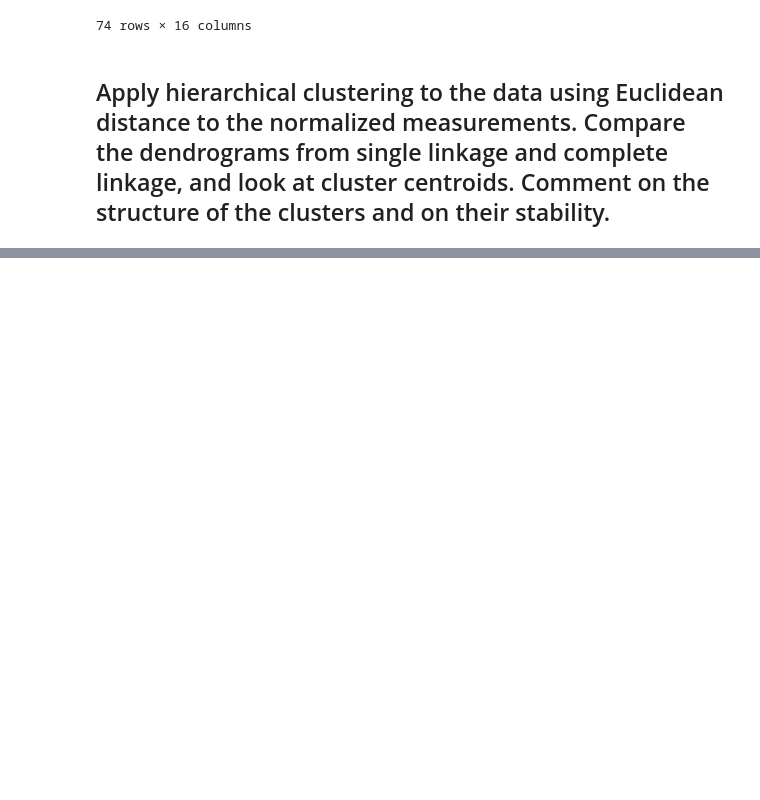
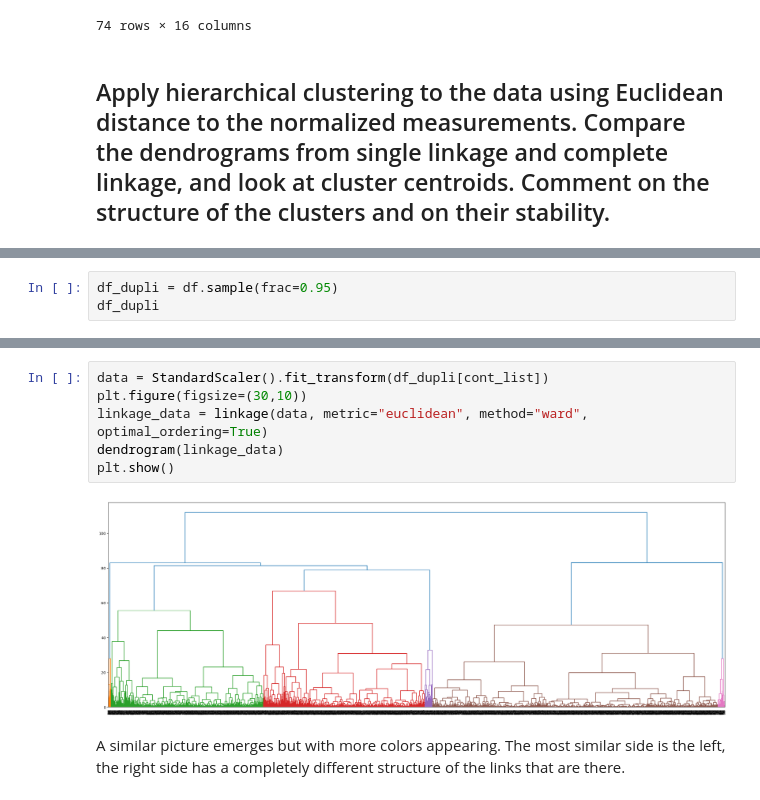
Before and after one commit to Abel-Lagonell/Data-Mining, a Jupyter notebook: Homework03_Abel_Lagonell.ipynb, the cells around one changed output, grey strips where cells are left out. Saved outputs shown, nothing was run; the diff lists cells and outputs as text; blank space fills up the shorter version.

```diff
--- a/Homework03_Abel_Lagonell.ipynb
+++ b/Homework03_Abel_Lagonell.ipynb
@@ -450,0 +487,3 @@ singles_table
+# %%
+df_dupli = df.sample(frac=0.95)
+df_dupli
@@ -450,0 +504,10 @@ singles_table
+# %%
+data = StandardScaler().fit_transform(df_dupli[cont_list])
+plt.figure(figsize=(30,10))
+linkage_data = linkage(data, metric="euclidean", method="ward", optimal_ordering=True)
+dendrogram(linkage_data)
+plt.show()
+# %% [output]
+[figure, added]
+# %% [markdown]
+A similar picture emerges but with more colors appearing. The most similar side is the left, the right side has a completely different structure of the links that are there.
```
Also changed, not shown: parts of 25 cells of this notebook, 2 other files.
